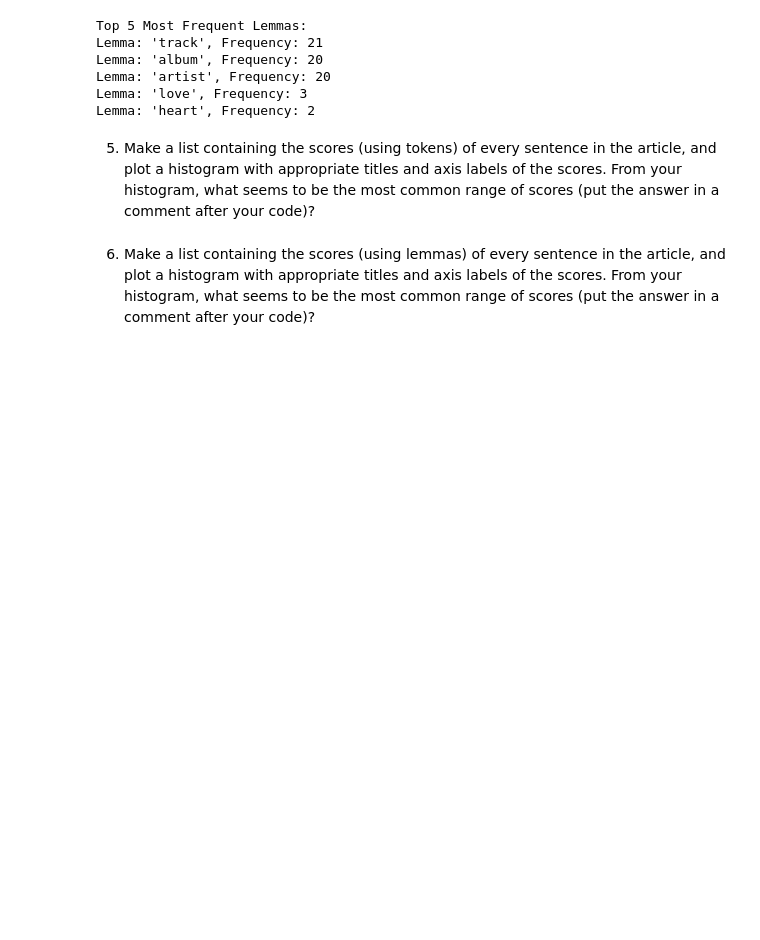
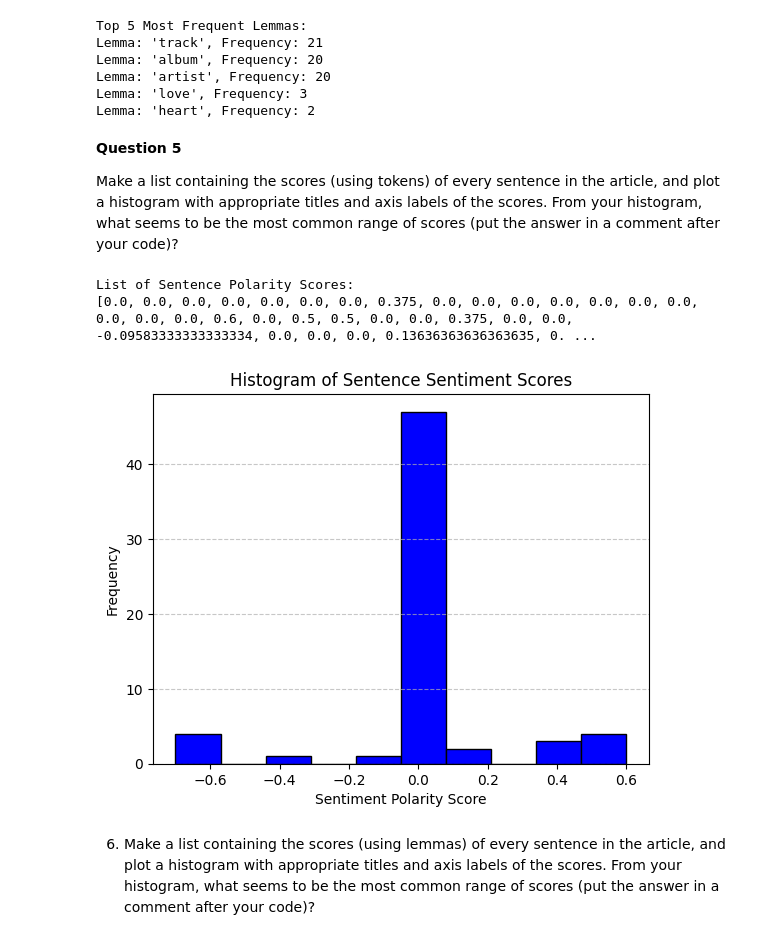
Before and after one commit to drodmay1/44620_P7, a Jupyter notebook: article-summarizer.ipynb, the cells around one changed output. Cells and saved outputs as stored; diff of their text form; code cells hidden in the pictures; blank space fills up the shorter version.

Commit message:
question 5 completed

```diff
--- a/article-summarizer.ipynb
+++ b/article-summarizer.ipynb
@@ -140,7 +140,38 @@ Lemma: 'artist', Frequency: 20
 Lemma: 'love', Frequency: 3
 Lemma: 'heart', Frequency: 2
 # %% [markdown]
-5. Make a list containing the scores (using tokens) of every sentence in the article, and plot a histogram with appropriate titles and axis labels of the scores. From your histogram, what seems to be the most common range of scores (put the answer in a comment after your code)?
+**Question 5**
+
+Make a list containing the scores (using tokens) of every sentence in the article, and plot a histogram with appropriate titles and axis labels of the scores. From your histogram, what seems to be the most common range of scores (put the answer in a comment after your code)?
+# %%
+import matplotlib.pyplot as plt
+from textblob import TextBlob
+
+# Split the article into sentences
+sentences = re.split(r'(?:\n{2,}|\n\s*|\s{2,}|(?<=[.!?]) +)', article_text)
+sentences = [sentence.strip() for sentence in sentences if sentence.strip()]
+
+# Perform sentiment polarity scores for each sentence
+sentence_scores = [TextBlob(sentence).sentiment.polarity for sentence in sentences]
+
+# Print the list of sentence polarity scores
+print("List of Sentence Polarity Scores:")
+print(sentence_scores)
+
+# Plot the histogram of sentiment scores
+plt.hist(sentence_scores, bins=10, color='blue', edgecolor='black')
+plt.title("Histogram of Sentence Sentiment Scores")
+plt.xlabel("Sentiment Polarity Score")
+plt.ylabel("Frequency")
+plt.grid(axis='y', linestyle='--', alpha=0.7)
+plt.show()
+
+# From the histogram, the most common range of sentiment polarity scores is approximately 0.0,
+# indicating neutral sentiment for the majority of sentences.
+# %% [output]
+List of Sentence Polarity Scores:
+[0.0, 0.0, 0.0, 0.0, 0.0, 0.0, 0.0, 0.375, 0.0, 0.0, 0.0, 0.0, 0.0, 0.0, 0.0, 0.0, 0.0, 0.0, 0.6, 0.0, 0.5, 0.5, 0.0, 0.0, 0.375, 0.0, 0.0, -0.09583333333333334, 0.0, 0.0, 0.0, 0.13636363636363635, 0. ...
+[figure, added]
 # %% [markdown]
 6. Make a list containing the scores (using lemmas) of every sentence in the article, and plot a histogram with appropriate titles and axis labels of the scores.  From your histogram, what seems to be the most common range of scores (put the answer in a comment after your code)?
 # %% [markdown]
```
